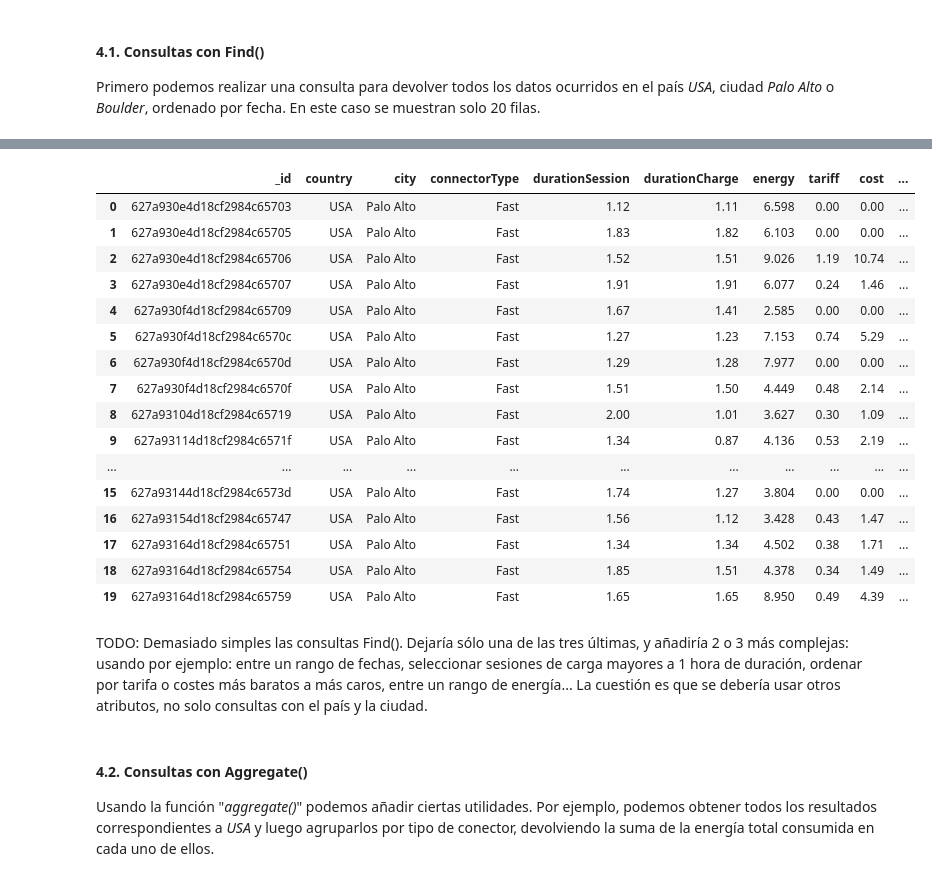
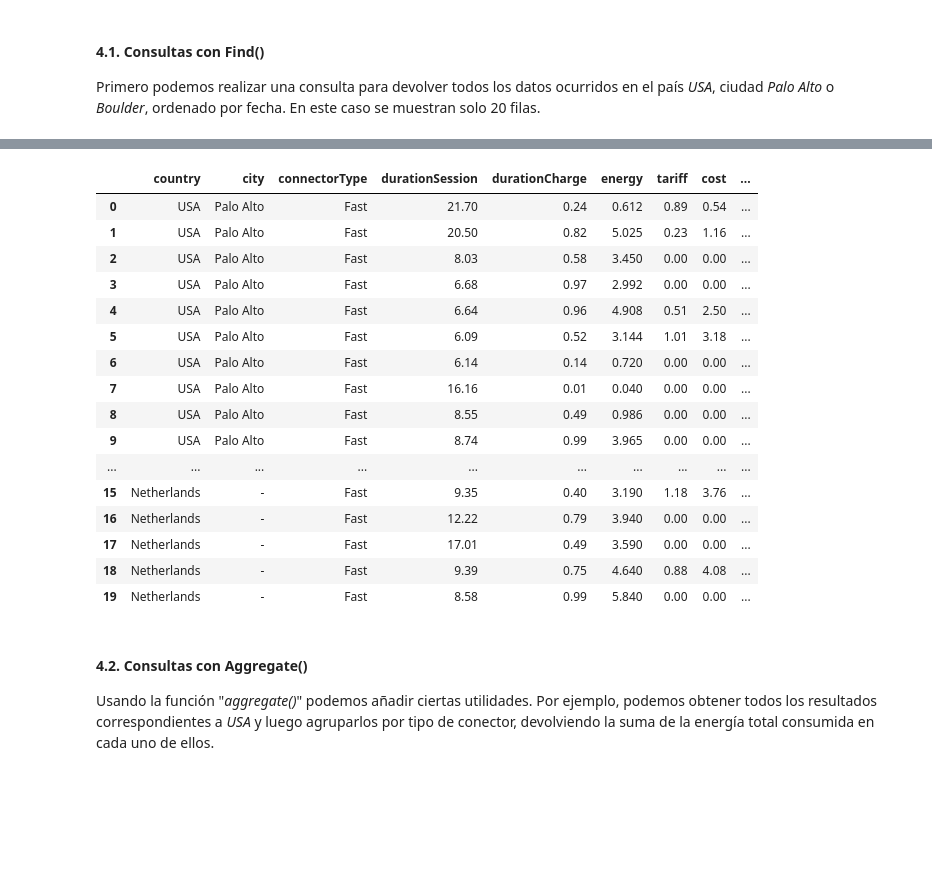
Before and after one commit to jesuscumpli/CienciaDeDatos_ChargingStations, a Jupyter notebook: Memoria_Notebook.ipynb, the cells around one changed output, grey strips where cells are left out. Drawn from its saved outputs; the diff is of its cells as text; code cells hidden in the pictures; blank space fills up the shorter version.

```diff
--- a/Memoria_Notebook.ipynb
+++ b/Memoria_Notebook.ipynb
@@ -569,28 +530,26 @@ Otra consulta que podemos hacer es para devolver los datos guardados donde la du
 # %%
-cursorDataUSAPaloAltoBoulder = db.find({"durationSession": {"$gte": 1.0, "$lte": 2.0}}).limit(20)
+cursorDataUSAPaloAltoBoulder = db.find({"durationSession": {"$gte": 6.0, "$lte": 24.0}, "durationCharge": {"$gt": 0.0, "$lt": 1.0}}, {"_id": False}).limit(20)
 listDataUSAPaloAltoBoulder = list(cursorDataUSAPaloAltoBoulder)
 dfDataUSAPaloAltoBoulder = pd.DataFrame(listDataUSAPaloAltoBoulder)
 display(dfDataUSAPaloAltoBoulder)
 # %% [output]
-|  | _id | country | city | connectorType | durationSession | durationCharge | energy | tariff | cost | ... |
-| 0 | 627a930e4d18cf2984c65703 | USA | Palo Alto | Fast | 1.12 | 1.11 | 6.598 | 0.00 | 0.00 | ... |
-| 1 | 627a930e4d18cf2984c65705 | USA | Palo Alto | Fast | 1.83 | 1.82 | 6.103 | 0.00 | 0.00 | ... |
-| 2 | 627a930e4d18cf2984c65706 | USA | Palo Alto | Fast | 1.52 | 1.51 | 9.026 | 1.19 | 10.74 | ... |
-| 3 | 627a930e4d18cf2984c65707 | USA | Palo Alto | Fast | 1.91 | 1.91 | 6.077 | 0.24 | 1.46 | ... |
-| 4 | 627a930f4d18cf2984c65709 | USA | Palo Alto | Fast | 1.67 | 1.41 | 2.585 | 0.00 | 0.00 | ... |
-| 5 | 627a930f4d18cf2984c6570c | USA | Palo Alto | Fast | 1.27 | 1.23 | 7.153 | 0.74 | 5.29 | ... |
-| 6 | 627a930f4d18cf2984c6570d | USA | Palo Alto | Fast | 1.29 | 1.28 | 7.977 | 0.00 | 0.00 | ... |
-| 7 | 627a930f4d18cf2984c6570f | USA | Palo Alto | Fast | 1.51 | 1.50 | 4.449 | 0.48 | 2.14 | ... |
-| 8 | 627a93104d18cf2984c65719 | USA | Palo Alto | Fast | 2.00 | 1.01 | 3.627 | 0.30 | 1.09 | ... |
-| 9 | 627a93114d18cf2984c6571f | USA | Palo Alto | Fast | 1.34 | 0.87 | 4.136 | 0.53 | 2.19 | ... |
-| ... | ... | ... | ... | ... | ... | ... | ... | ... | ... | ... |
-| 15 | 627a93144d18cf2984c6573d | USA | Palo Alto | Fast | 1.74 | 1.27 | 3.804 | 0.00 | 0.00 | ... |
-| 16 | 627a93154d18cf2984c65747 | USA | Palo Alto | Fast | 1.56 | 1.12 | 3.428 | 0.43 | 1.47 | ... |
-| 17 | 627a93164d18cf2984c65751 | USA | Palo Alto | Fast | 1.34 | 1.34 | 4.502 | 0.38 | 1.71 | ... |
-| 18 | 627a93164d18cf2984c65754 | USA | Palo Alto | Fast | 1.85 | 1.51 | 4.378 | 0.34 | 1.49 | ... |
-| 19 | 627a93164d18cf2984c65759 | USA | Palo Alto | Fast | 1.65 | 1.65 | 8.950 | 0.49 | 4.39 | ... |
+|  | country | city | connectorType | durationSession | durationCharge | energy | tariff | cost | ... |
+| 0 | USA | Palo Alto | Fast | 21.70 | 0.24 | 0.612 | 0.89 | 0.54 | ... |
+| 1 | USA | Palo Alto | Fast | 20.50 | 0.82 | 5.025 | 0.23 | 1.16 | ... |
+| 2 | USA | Palo Alto | Fast | 8.03 | 0.58 | 3.450 | 0.00 | 0.00 | ... |
+| 3 | USA | Palo Alto | Fast | 6.68 | 0.97 | 2.992 | 0.00 | 0.00 | ... |
+| 4 | USA | Palo Alto | Fast | 6.64 | 0.96 | 4.908 | 0.51 | 2.50 | ... |
+| 5 | USA | Palo Alto | Fast | 6.09 | 0.52 | 3.144 | 1.01 | 3.18 | ... |
+| 6 | USA | Palo Alto | Fast | 6.14 | 0.14 | 0.720 | 0.00 | 0.00 | ... |
+| 7 | USA | Palo Alto | Fast | 16.16 | 0.01 | 0.040 | 0.00 | 0.00 | ... |
+| 8 | USA | Palo Alto | Fast | 8.55 | 0.49 | 0.986 | 0.00 | 0.00 | ... |
+| 9 | USA | Palo Alto | Fast | 8.74 | 0.99 | 3.965 | 0.00 | 0.00 | ... |
+| ... | ... | ... | ... | ... | ... | ... | ... | ... | ... |
+| 15 | Netherlands | - | Fast | 9.35 | 0.40 | 3.190 | 1.18 | 3.76 | ... |
+| 16 | Netherlands | - | Fast | 12.22 | 0.79 | 3.940 | 0.00 | 0.00 | ... |
+| 17 | Netherlands | - | Fast | 17.01 | 0.49 | 3.590 | 0.00 | 0.00 | ... |
+| 18 | Netherlands | - | Fast | 9.39 | 0.75 | 4.640 | 0.88 | 4.08 | ... |
+| 19 | Netherlands | - | Fast | 8.58 | 0.99 | 5.840 | 0.00 | 0.00 | ... |
-# %% [markdown]
-TODO: Demasiado simples las consultas Find(). Dejaría sólo una de las tres últimas, y añadiría 2 o 3 más complejas: usando por ejemplo: entre un rango de fechas, seleccionar sesiones de carga mayores a 1 hora de duración, ordenar por tarifa o costes más baratos a más caros, entre un rango de energía... La cuestión es que se debería usar otros atributos, no solo consultas con el país y la ciudad.
 # %% [markdown]
 #### 4.2. Consultas con Aggregate()
 
```
Also changed, not shown: parts of 62 cells of this notebook, 4 other files.
